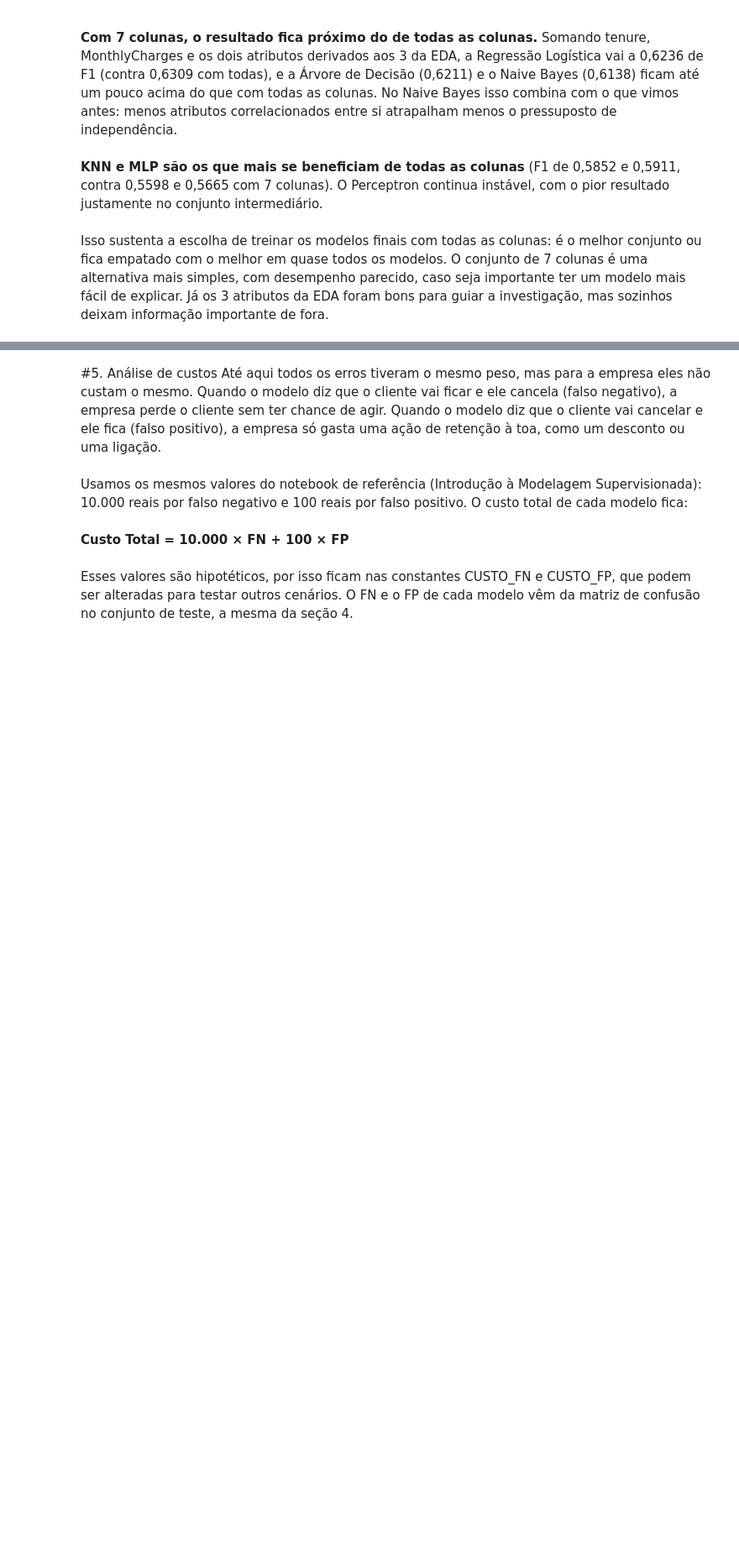
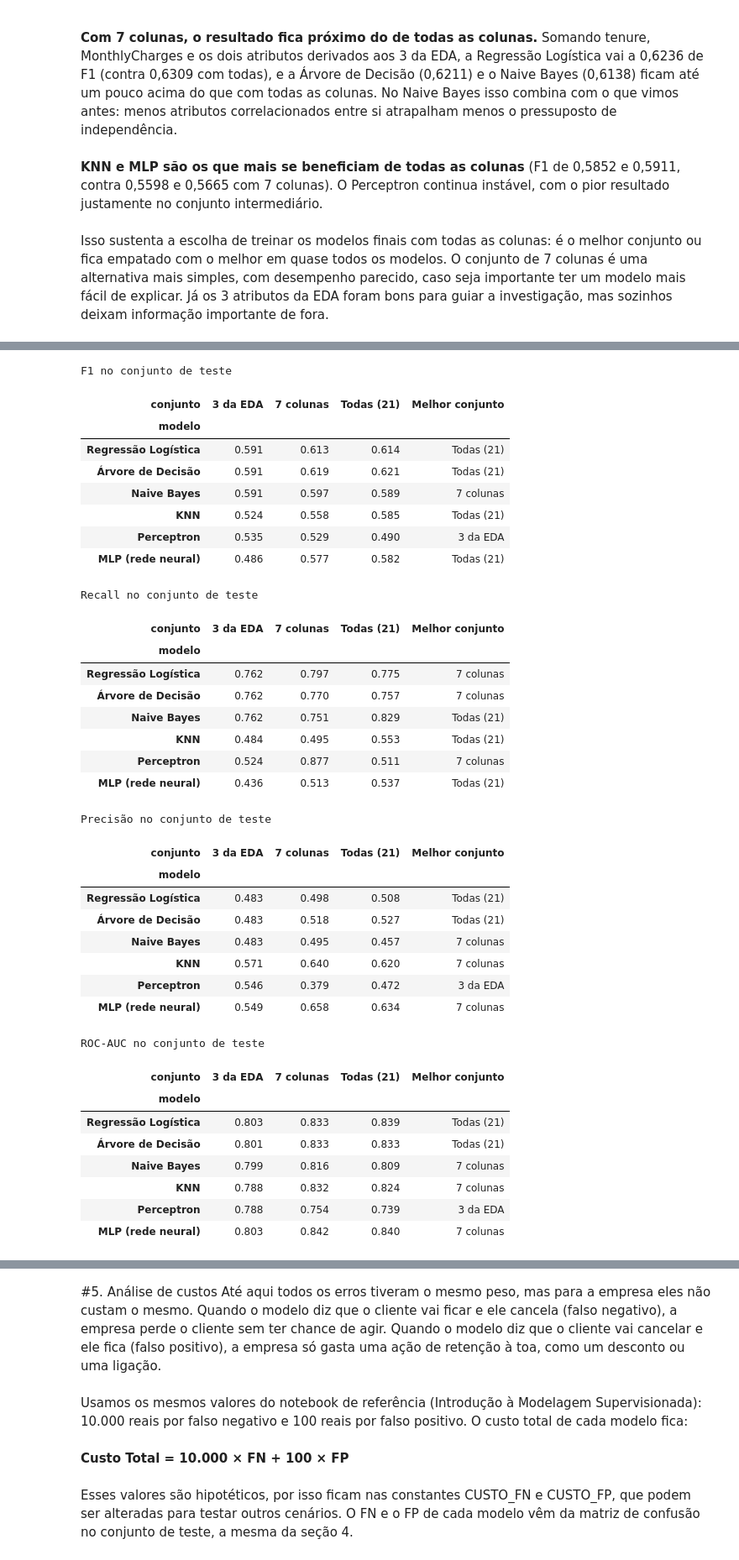
Before and after one commit to Lucas-O-S/Modelos_Classificat-rios_IA_N2, a Jupyter notebook: Telco_Customer_Churn.ipynb, the cells around one changed output, grey strips where cells are left out. Shown at 84% size. Saved outputs shown, nothing was run; the diff lists cells and outputs as text; code cells hidden in the pictures; blank space fills up the shorter version.

Commit message:
Implement code changes to enhance functionality and improve performance

```diff
--- a/Telco_Customer_Churn.ipynb
+++ b/Telco_Customer_Churn.ipynb
@@ -707,6 +707,7 @@ conjuntos_atributos = {
 
 # Validação cruzada só no treino: o teste e os pipelines finais não são usados aqui
 resultados_comparacao = []
+pipelines_conjuntos = {}  # modelos treinados em cada conjunto, avaliados no teste mais abaixo
 for nome_conjunto, colunas in conjuntos_atributos.items():
     num = [c for c in colunas if c in num_cols]
     cat = [c for c in colunas if c not in num_cols]
@@ -724,9 +725,12 @@ for nome_conjunto, colunas in conjuntos_atributos.items():
             busca.fit(X_train, y_train)
             f1 = busca.best_score_
             auc = busca.cv_results_['mean_test_roc_auc'][busca.best_index_]
+            pipe = busca.best_estimator_
         else:
             scores = cross_validate(pipe, X_train, y_train, cv=cv, scoring=['f1', 'roc_auc'], n_jobs=-1)
             f1, auc = scores['test_f1'].mean(), scores['test_roc_auc'].mean()
+            pipe.fit(X_train, y_train)
+        pipelines_conjuntos[(nome_conjunto, nome)] = pipe
         resultados_comparacao.append({'conjunto': nome_conjunto, 'modelo': nome, 'f1': f1, 'roc_auc': auc})
 
 tabela_comparacao = pd.DataFrame(resultados_comparacao)
@@ -797,0 +809,76 @@ Isso sustenta a escolha de treinar os modelos finais com todas as colunas: é o
+# %%
+# Avaliação no teste dos 18 modelos treinados na comparação (nenhum ajuste é feito com o teste)
+resultados_teste_conjuntos = []
+for (nome_conjunto, nome), pipe in pipelines_conjuntos.items():
+    preds = pipe.predict(X_test)
+    if hasattr(pipe, 'predict_proba'):
+        scores = pipe.predict_proba(X_test)[:, 1]
+    else:  # Perceptron não tem predict_proba
+        scores = pipe.decision_function(X_test)
+    tn, fp, fn, tp = confusion_matrix(y_test, preds).ravel()
+    resultados_teste_conjuntos.append({
+        'conjunto': nome_conjunto, 'modelo': nome,
+        'accuracy': accuracy_score(y_test, preds),
+        'precision': precision_score(y_test, preds),
+        'recall': recall_score(y_test, preds),
+        'f1': f1_score(y_test, preds),
+        'roc_auc': roc_auc_score(y_test, scores),
+        'FN': fn, 'FP': fp,
+    })
+
+tabela_teste_conjuntos = pd.DataFrame(resultados_teste_conjuntos)
+
+def tabela_teste(metrica, melhor='max'):
+    # linhas = modelos, colunas = conjuntos, com o melhor conjunto de cada modelo
+    t = tabela_teste_conjuntos.pivot(index='modelo', columns='conjunto', values=metrica).loc[list(modelos), ordem]
+    t['Melhor conjunto'] = t.idxmax(axis=1) if melhor == 'max' else t.idxmin(axis=1)
+    return t
+
+for metrica, titulo in [('f1', 'F1'), ('recall', 'Recall'), ('precision', 'Precisão'),
+                        ('roc_auc', 'ROC-AUC'), ('accuracy', 'Acurácia')]:
+    display(tabela_teste(metrica).style
+            .set_caption(f"{titulo} no conjunto de teste")
+            .format('{:.3f}', subset=ordem)
+            .highlight_max(axis=1, subset=ordem, props='font-weight: bold; background-color: #cfe2f3; color: black'))
+
+# Conferência: a coluna "Todas (21)" deve ser igual à tabela da seção 4
+todas = tabela_teste_conjuntos[tabela_teste_conjuntos['conjunto'] == 'Todas (21)'].set_index('modelo')
+print("Todas (21) igual à tabela da seção 4:",
+      np.allclose(todas.loc[tabela_resultados.index, tabela_resultados.columns].round(4), tabela_resultados))
+# %% [output]
+F1 no conjunto de teste
+| conjunto | 3 da EDA | 7 colunas | Todas (21) | Melhor conjunto |
+| modelo |  |  |  |  |
+| Regressão Logística | 0.591 | 0.613 | 0.614 | Todas (21) |
+| Árvore de Decisão | 0.591 | 0.619 | 0.621 | Todas (21) |
+| Naive Bayes | 0.591 | 0.597 | 0.589 | 7 colunas |
+| KNN | 0.524 | 0.558 | 0.585 | Todas (21) |
+| Perceptron | 0.535 | 0.529 | 0.490 | 3 da EDA |
+| MLP (rede neural) | 0.486 | 0.577 | 0.582 | Todas (21) |
+Recall no conjunto de teste
+| conjunto | 3 da EDA | 7 colunas | Todas (21) | Melhor conjunto |
+| modelo |  |  |  |  |
+| Regressão Logística | 0.762 | 0.797 | 0.775 | 7 colunas |
+| Árvore de Decisão | 0.762 | 0.770 | 0.757 | 7 colunas |
+| Naive Bayes | 0.762 | 0.751 | 0.829 | Todas (21) |
+| KNN | 0.484 | 0.495 | 0.553 | Todas (21) |
+| Perceptron | 0.524 | 0.877 | 0.511 | 7 colunas |
+| MLP (rede neural) | 0.436 | 0.513 | 0.537 | Todas (21) |
+Precisão no conjunto de teste
+| conjunto | 3 da EDA | 7 colunas | Todas (21) | Melhor conjunto |
+| modelo |  |  |  |  |
+| Regressão Logística | 0.483 | 0.498 | 0.508 | Todas (21) |
+| Árvore de Decisão | 0.483 | 0.518 | 0.527 | Todas (21) |
+| Naive Bayes | 0.483 | 0.495 | 0.457 | 7 colunas |
+| KNN | 0.571 | 0.640 | 0.620 | 7 colunas |
+| Perceptron | 0.546 | 0.379 | 0.472 | 3 da EDA |
+| MLP (rede neural) | 0.549 | 0.658 | 0.634 | 7 colunas |
+ROC-AUC no conjunto de teste
+| conjunto | 3 da EDA | 7 colunas | Todas (21) | Melhor conjunto |
+| modelo |  |  |  |  |
+| Regressão Logística | 0.803 | 0.833 | 0.839 | Todas (21) |
+| Árvore de Decisão | 0.801 | 0.833 | 0.833 | Todas (21) |
+| Naive Bayes | 0.799 | 0.816 | 0.809 | 7 colunas |
+| KNN | 0.788 | 0.832 | 0.824 | 7 colunas |
+| Perceptron | 0.788 | 0.754 | 0.739 | 3 da EDA |
+| MLP (rede neural) | 0.803 | 0.842 | 0.840 | 7 colunas |
```
Also changed, not shown: parts of 9 cells of this notebook.
